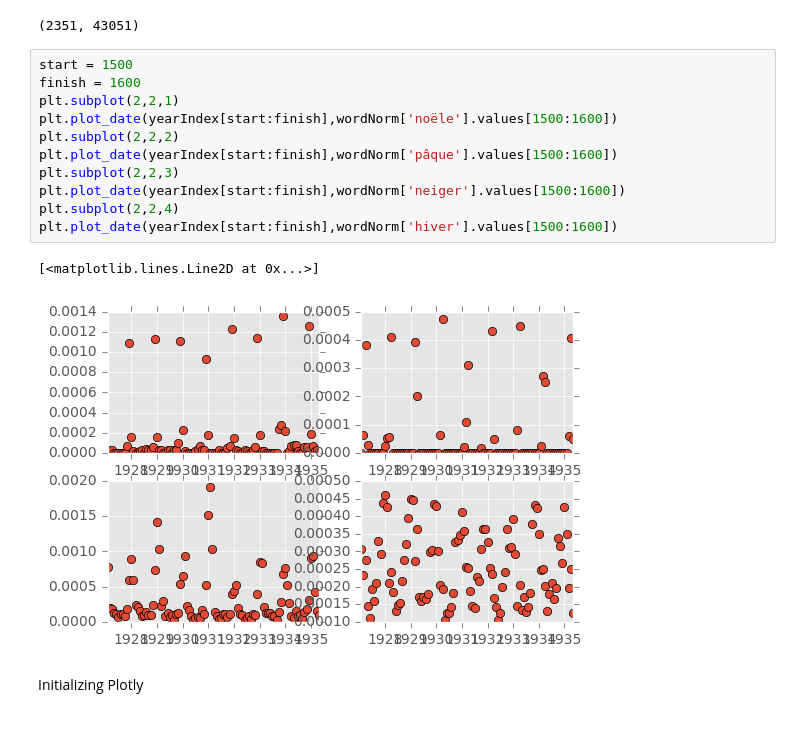
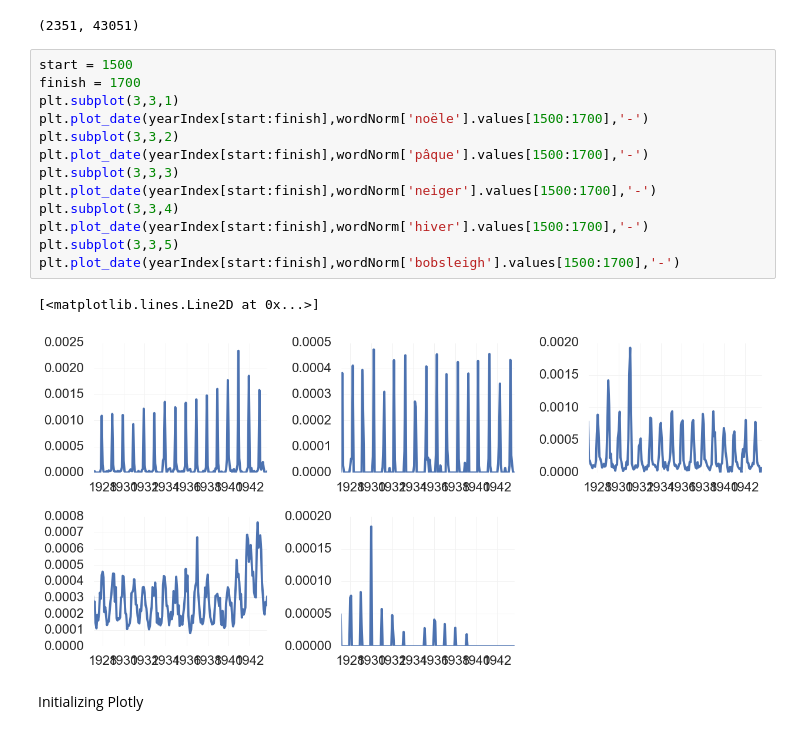
Before and after one commit to ThomVett/Project_ADA, a Jupyter notebook: Visualizations.ipynb, the cells around one changed output. Cells and saved outputs as stored; diff of their text form.

```diff
--- a/Visualizations.ipynb
+++ b/Visualizations.ipynb
@@ -38,18 +38,20 @@ wordNorm.shape
 (2351, 43051)
 # %%
 start = 1500
-finish = 1600
-plt.subplot(2,2,1)
-plt.plot_date(yearIndex[start:finish],wordNorm['noële'].values[1500:1600])
-plt.subplot(2,2,2)
-plt.plot_date(yearIndex[start:finish],wordNorm['pâque'].values[1500:1600])
-plt.subplot(2,2,3)
-plt.plot_date(yearIndex[start:finish],wordNorm['neiger'].values[1500:1600])
-plt.subplot(2,2,4)
-plt.plot_date(yearIndex[start:finish],wordNorm['hiver'].values[1500:1600])
+finish = 1700
+plt.subplot(3,3,1)
+plt.plot_date(yearIndex[start:finish],wordNorm['noële'].values[1500:1700],'-')
+plt.subplot(3,3,2)
+plt.plot_date(yearIndex[start:finish],wordNorm['pâque'].values[1500:1700],'-')
+plt.subplot(3,3,3)
+plt.plot_date(yearIndex[start:finish],wordNorm['neiger'].values[1500:1700],'-')
+plt.subplot(3,3,4)
+plt.plot_date(yearIndex[start:finish],wordNorm['hiver'].values[1500:1700],'-')
+plt.subplot(3,3,5)
+plt.plot_date(yearIndex[start:finish],wordNorm['bobsleigh'].values[1500:1700],'-')
 # %% [output]
 [<matplotlib.lines.Line2D at 0x...>]
-[figure, old version]
+[figure, new version]
 # %% [markdown]
 Initializing Plotly
 # %%
```
Also changed, not shown: parts of 12 cells of this notebook, 10 other files.
